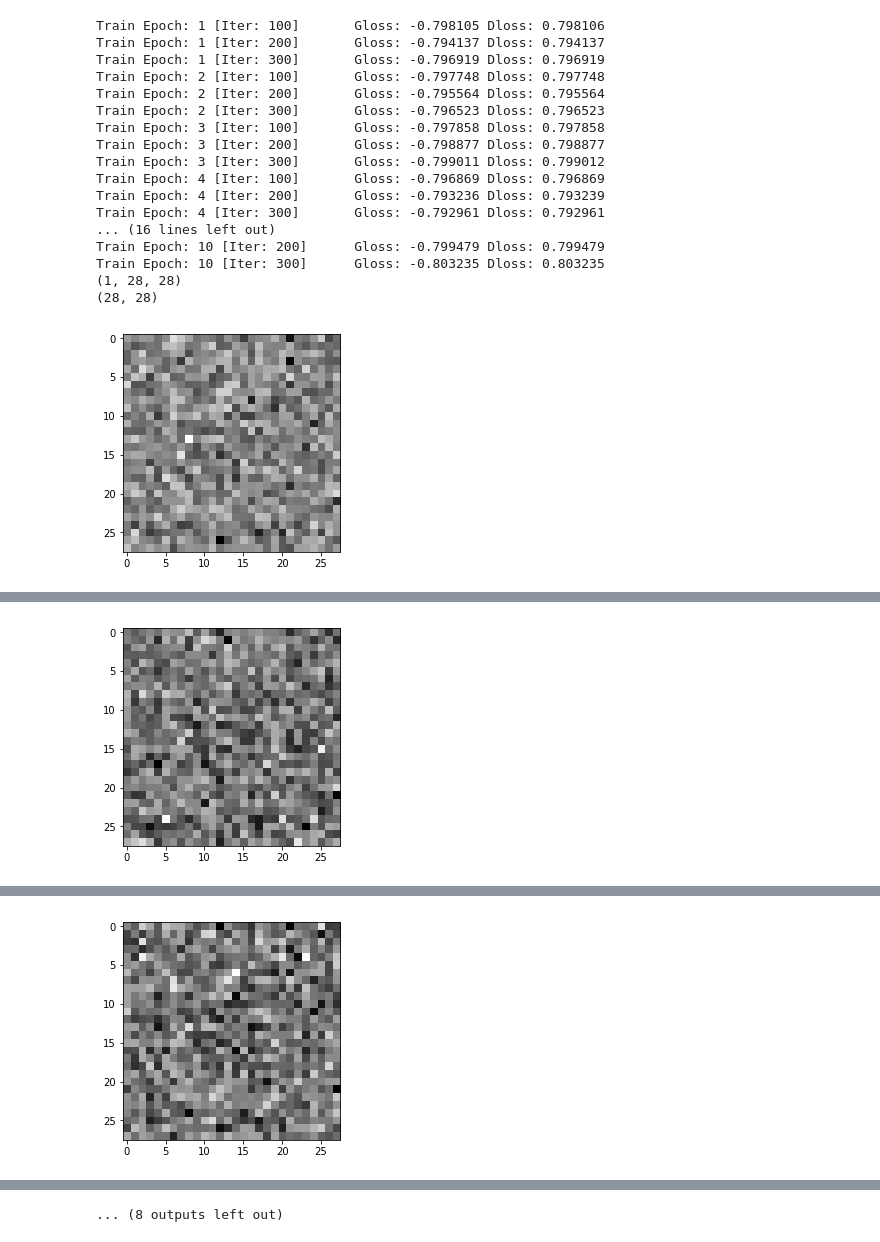
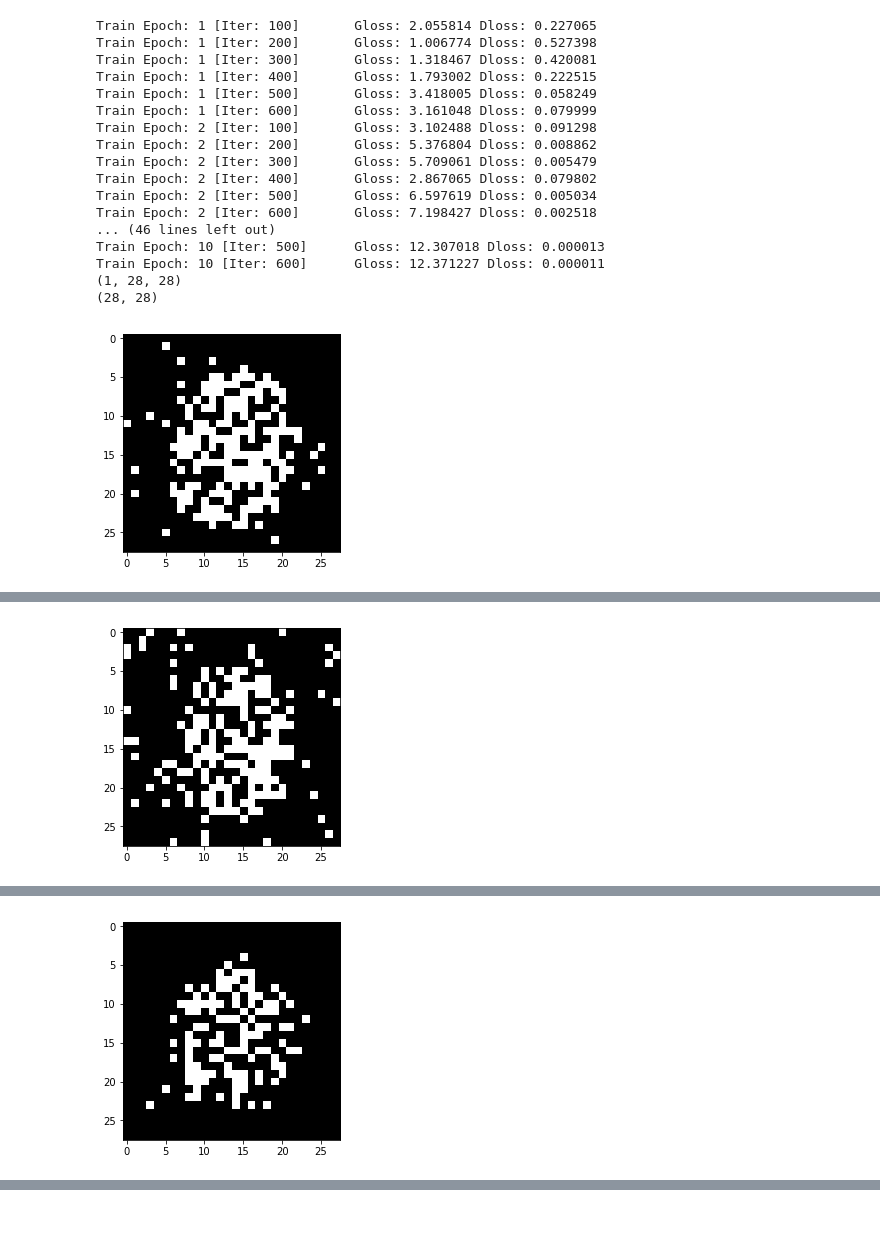
Before and after one commit to savourylie/ZiTransfer, a Jupyter notebook: gan_mnist.ipynb, the cells around one changed output, grey strips where cells are left out. Saved outputs shown, nothing was run; the diff lists cells and outputs as text; code cells hidden in the pictures.

Commit message:
Fixed training bugs.

```diff
--- a/gan_mnist.ipynb
+++ b/gan_mnist.ipynb
@@ -77,6 +63,5 @@ def data_loaders(root, batch_size, valid_size=0.1, option='cifar10', cuda=False,
 data_path = "data/"
 
 
-train_loader, valid_loader, full_train_loader, test_loader, valid_size \
-                = data_loaders(root=data_path, batch_size=128, valid_size=0.3,
+train_loader, test_loader = data_loaders(root=data_path, batch_size=100, valid_size=0.3,
                                    option='mnist', cuda=True)
@@ -101,7 +82,7 @@ class Generator(nn.Module):
         x = self.fc3(x)
         x = F.leaky_relu(x, 0.2)
         x = self.fc4(x)
-        x = F.dropout(x, 0.3)
+        x = F.tanh(x)
 
         return x
 
@@ -126,25 +107,25 @@ class Discriminator(nn.Module):
         x = self.fc4(x)
         x = F.sigmoid(x)
 
-        return x
+        return x.view(x.size(0), -1)
+# %%
+criterion = nn.BCELoss()
+lr = 0.0002
 # %%
 def train(generator, discriminator, data_loader, epochs=100, log_interval=10):
     if torch.cuda.is_available():
         generator = generator.cuda()
         discriminator = discriminator.cuda()
 
-    g_optimizer = optim.Adam(generator.parameters(), lr=0.0002)
-    d_optimizer = optim.Adam(discriminator.parameters(), lr=0.0002)
+    g_optimizer = optim.Adam(generator.parameters(), lr=lr)
+    d_optimizer = optim.Adam(discriminator.parameters(), lr=lr / 10)
 
     for epoch in range(1, epochs + 1):
-        for batch_idx, (data, target) in enumerate(train_loader, 1):
+        for batch_idx, (data, _) in enumerate(train_loader, 1):
             if torch.cuda.is_available():
-                data, target = data.cuda(), target.cuda()
+                data = data.cuda()
 
             batch_size = data.shape[0]
-
-            g_optimizer.zero_grad()
-            d_optimizer.zero_grad()
 
             z_input = torch.randn(batch_size, 100)
 
@@ -153,26 +134,28 @@ def train(generator, discriminator, data_loader, epochs=100, log_interval=10):
 
             g_output = generator(z_input)
 
-            fake_labels = torch.ones(batch_size)
-            real_labels = torch.zeros(batch_size)
+            real_labels = torch.ones(batch_size)
+            fake_labels = torch.zeros(batch_size)
 
             if torch.cuda.is_available():
+                real_labels = real_labels.cuda()
                 fake_labels = fake_labels.cuda()
-                real_labels = real_labels.cuda()
 
+            d_optimizer.zero_grad()
             d_output_fake = discriminator(g_output)
             d_output_real = discriminator(data.view(-1, data.size(1) * data.size(2) * data.size(3)))
 
-            fake_loss =  F.binary_cross_entropy(d_output_fake, fake_labels)
-            real_loss = F.binary_cross_entropy(d_output_real, real_labels)
+            fake_loss =  criterion(d_output_fake, fake_labels)
+            real_loss = criterion(d_output_real, real_labels)
+
             d_loss = fake_loss + real_loss
-            g_loss = -fake_loss
+            d_loss.backward(retain_graph=True)
+            d_optimizer.step()
 
-            d_loss.backward(retain_graph=True)
+            g_optimizer.zero_grad()
+            g_loss = criterion(d_output_fake, real_labels)
             g_loss.backward()
-
             g_optimizer.step()
-            d_optimizer.step()
 
             if batch_idx % 100 == 0:
                 print('Train Epoch: {} [Iter: {}]\t Gloss: {:.6f} Dloss: {:.6f}'.format(
@@ -193,24 +176,24 @@ def train(generator, discriminator, data_loader, epochs=100, log_interval=10):
 g_model = Generator()
 d_model = Discriminator()
 # %%
-torch.cuda.set_device(1)
+# torch.cuda.set_device(1)
 _ = train(g_model, d_model, train_loader)
 # %% [output]
-Train Epoch: 1 [Iter: 100]       Gloss: -0.798105 Dloss: 0.798106
-Train Epoch: 1 [Iter: 200]       Gloss: -0.794137 Dloss: 0.794137
-Train Epoch: 1 [Iter: 300]       Gloss: -0.796919 Dloss: 0.796919
-Train Epoch: 2 [Iter: 100]       Gloss: -0.797748 Dloss: 0.797748
-Train Epoch: 2 [Iter: 200]       Gloss: -0.795564 Dloss: 0.795564
-Train Epoch: 2 [Iter: 300]       Gloss: -0.796523 Dloss: 0.796523
-Train Epoch: 3 [Iter: 100]       Gloss: -0.797858 Dloss: 0.797858
-Train Epoch: 3 [Iter: 200]       Gloss: -0.798877 Dloss: 0.798877
-Train Epoch: 3 [Iter: 300]       Gloss: -0.799011 Dloss: 0.799012
-Train Epoch: 4 [Iter: 100]       Gloss: -0.796869 Dloss: 0.796869
-Train Epoch: 4 [Iter: 200]       Gloss: -0.793236 Dloss: 0.793239
-Train Epoch: 4 [Iter: 300]       Gloss: -0.792961 Dloss: 0.792961
-... (16 lines left out)
-Train Epoch: 10 [Iter: 200]      Gloss: -0.799479 Dloss: 0.799479
-Train Epoch: 10 [Iter: 300]      Gloss: -0.803235 Dloss: 0.803235
+Train Epoch: 1 [Iter: 100]       Gloss: 2.055814 Dloss: 0.227065
+Train Epoch: 1 [Iter: 200]       Gloss: 1.006774 Dloss: 0.527398
+Train Epoch: 1 [Iter: 300]       Gloss: 1.318467 Dloss: 0.420081
+Train Epoch: 1 [Iter: 400]       Gloss: 1.793002 Dloss: 0.222515
+Train Epoch: 1 [Iter: 500]       Gloss: 3.418005 Dloss: 0.058249
+Train Epoch: 1 [Iter: 600]       Gloss: 3.161048 Dloss: 0.079999
+Train Epoch: 2 [Iter: 100]       Gloss: 3.102488 Dloss: 0.091298
+Train Epoch: 2 [Iter: 200]       Gloss: 5.376804 Dloss: 0.008862
+Train Epoch: 2 [Iter: 300]       Gloss: 5.709061 Dloss: 0.005479
+Train Epoch: 2 [Iter: 400]       Gloss: 2.867065 Dloss: 0.079802
+Train Epoch: 2 [Iter: 500]       Gloss: 6.597619 Dloss: 0.005034
+Train Epoch: 2 [Iter: 600]       Gloss: 7.198427 Dloss: 0.002518
+... (46 lines left out)
+Train Epoch: 10 [Iter: 500]      Gloss: 12.307018 Dloss: 0.000013
+Train Epoch: 10 [Iter: 600]      Gloss: 12.371227 Dloss: 0.000011
 (1, 28, 28)
 (28, 28)
-[figure, old version]
+[figure, new version]
@@ -232,3 +215,3 @@ Train Epoch: 20 [Iter: 300]      Gloss: -0.805909 Dloss: 0.805909
 (1, 28, 28)
 (28, 28)
-[figure, old version]
+[figure, new version]
@@ -250,3 +233,3 @@ Train Epoch: 30 [Iter: 300]      Gloss: -0.811705 Dloss: 0.811705
 (1, 28, 28)
 (28, 28)
-[figure, old version]
+[figure, new version]
@@ -307 +249,0 @@ Train Epoch: 60 [Iter: 300]      Gloss: -0.831884 Dloss: 0.831884
-... (8 outputs left out)
```
Also changed, not shown: parts of 5 cells of this notebook, 1 other file.
